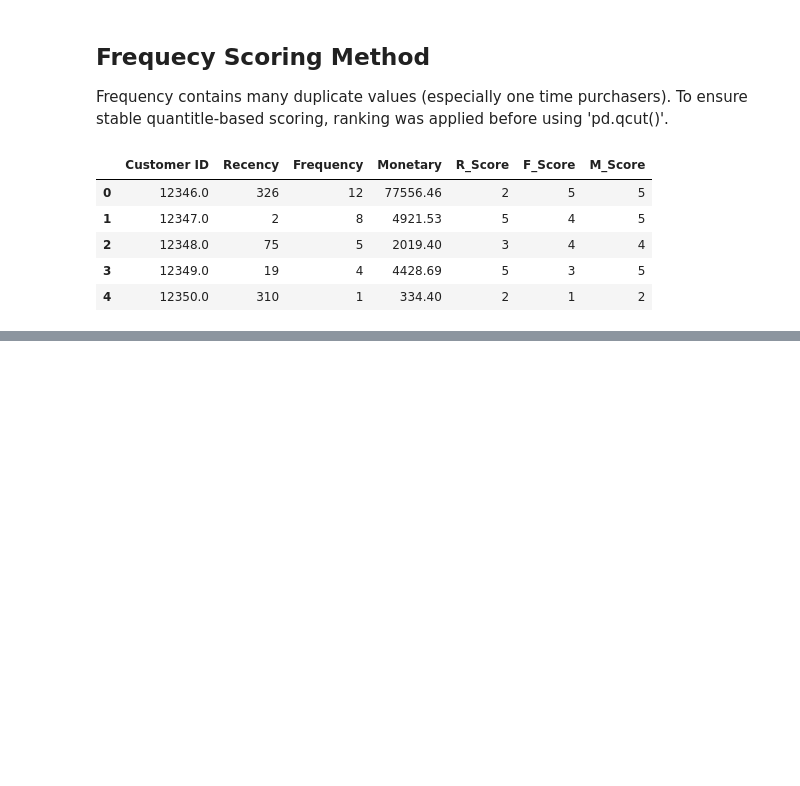
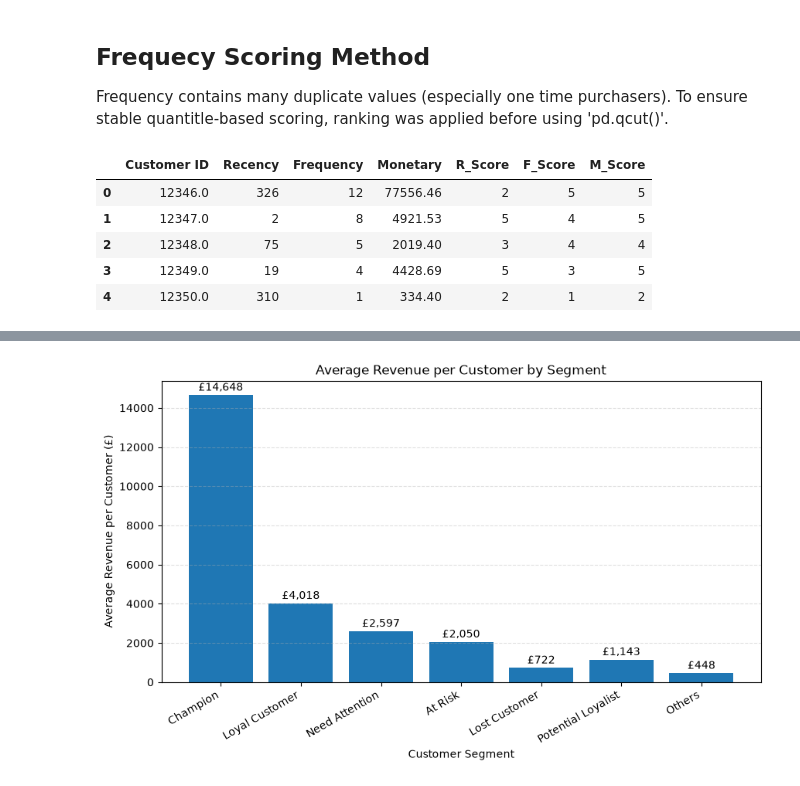
Before and after one commit to yoonjusong-analytics/ecommerce--customer-sales-analysis, a Jupyter notebook: notebook/04_rfm_analysis.ipynb, the cells around one changed output, grey strips where cells are left out. Drawn from its saved outputs; the diff is of its cells as text; code cells hidden in the pictures; blank space fills up the shorter version.

```diff
--- a/notebook/04_rfm_analysis.ipynb
+++ b/notebook/04_rfm_analysis.ipynb
@@ -216,0 +419,9 @@ rfm.head()
+# %%
+# Join two table (Revenye table + Customer Count Table)
+
+segment_value = segment_revenue.merge(
+    segment_summary,
+    on="Segment"
+)
+
+segment_value
@@ -216,0 +437,9 @@ rfm.head()
+# %%
+# Average Revenue per Customer (Proxy for Customer Lifetime Value)
+
+segment_value["Avg Revenue per Customer"] = (
+    segment_value["Sales"]
+    /segment_value["Customer Count"]
+).round(2)
+
+segment_value
@@ -216,0 +511,40 @@ rfm.head()
+# %%
+## Average sales revenue per customers by segment
+
+plt.figure (figsize=(10,6))
+
+bars = plt.bar(
+    segment_value["Segment"],
+    segment_value["Avg Revenue per Customer"]
+)
+
+plt.title("Average Revenue per Customer by Segment")
+plt.xlabel("Customer Segment")
+plt.ylabel("Average Revenue per Customer (£)")
+
+plt.xticks(rotation=30, ha= "right")
+
+plt.grid(
+    axis="y",
+    linestyle="--",
+    alpha=0.4
+)
+
+for bar in bars:
+
+    height = bar.get_height()
+
+    plt.text(
+        bar.get_x() + bar.get_width()/2,
+        height +100,
+        f"£{height:,.0f}",
+        ha= "center",
+        va= "bottom"
+    )
+plt.subplots_adjust(
+    bottom=0.25,
+    top=0.90
+)
+plt.show()
+# %% [output]
+[figure, added]
```
Also changed, not shown: parts of 20 cells of this notebook.
